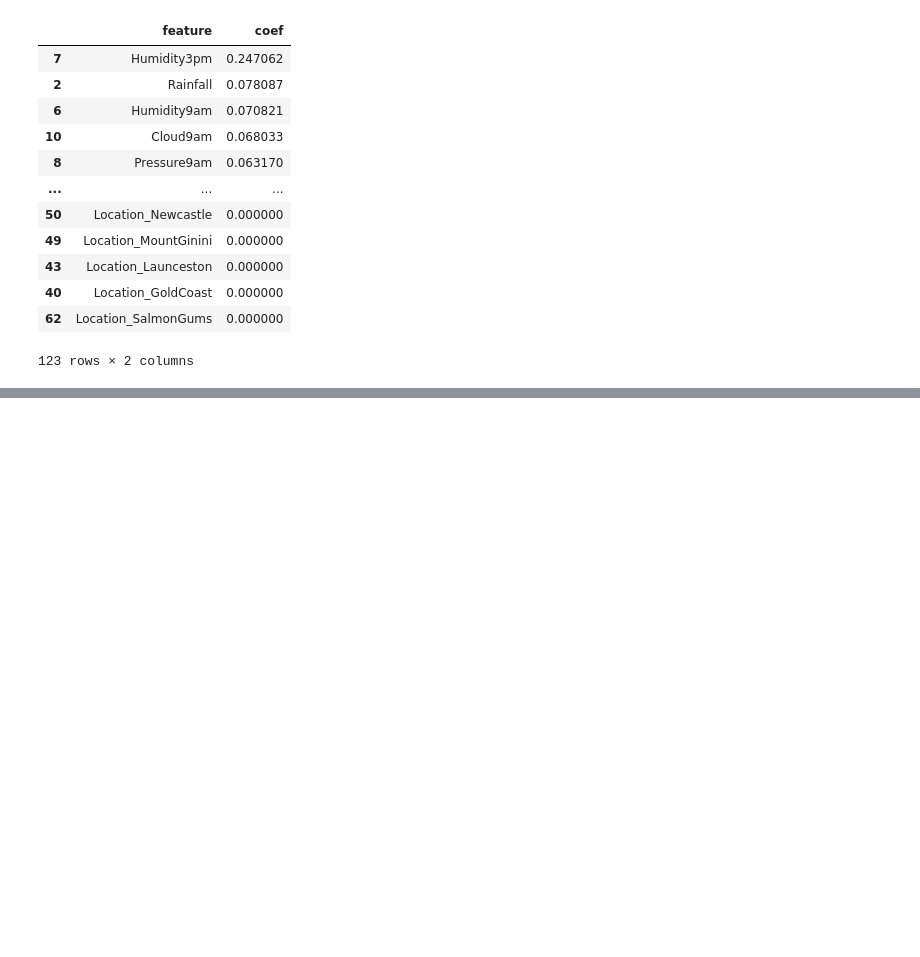
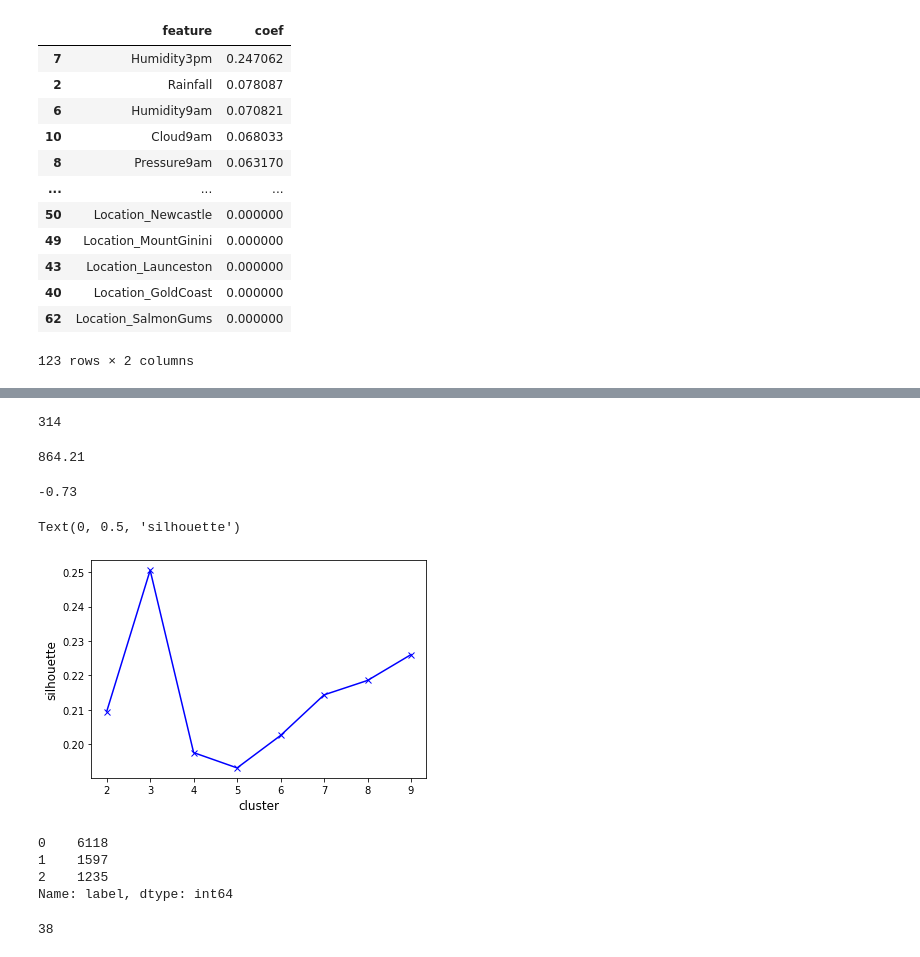
Before and after one commit to Nadarsa/sf_data_science, a Jupyter notebook: Math & ML/practice.ipynb, the cells around one changed output, grey strips where cells are left out. Saved outputs shown, nothing was run; the diff lists cells and outputs as text; code cells hidden in the pictures; blank space fills up the shorter version.

```diff
--- a/Math & ML/practice.ipynb
+++ b/Math & ML/practice.ipynb
@@ -1581,0 +2007,3 @@ pd.DataFrame({'feature': columns, 'coef': feature_importance}).sort_values(by='c
+# %%
+data = pd.read_csv('data/CC GENERAL.csv')
+data.head()
@@ -1581,0 +2017,52 @@ pd.DataFrame({'feature': columns, 'coef': feature_importance}).sort_values(by='c
+# %%
+data.isnull().sum().sum()
+# %% [output]
+314
+# %%
+data.fillna(data.mean(), inplace=True)
+round(data['MINIMUM_PAYMENTS'].mean(),2)
+# %% [output]
+864.21
+# %%
+data.drop('CUST_ID', axis = 1, inplace = True)
+X = data.values
+scaler = preprocessing.StandardScaler()
+scaler.fit(X)
+X_norm = scaler.transform(X)
+round(X_norm[0][0],2)
+# %% [output]
+-0.73
+# %%
+def get_silhouette(n_cluster, X):
+    model = KMeans(n_clusters=n_cluster, random_state=42)
+    model.fit(X)
+    silhouette = metrics.silhouette_score(X, model.labels_, metric='euclidean')
+    return silhouette
+
+silhouette_list = []
+for n_cluster in range(2,10):
+    silhouette_list.append(get_silhouette(n_cluster, X_norm))
+
+plt.plot([i for i in range(2,10)], silhouette_list, 'xb-')
+plt.xlabel('cluster', fontsize=12)
+plt.ylabel('silhouette', fontsize=12)
+# %% [output]
+Text(0, 0.5, 'silhouette')
+[figure, added]
+# %%
+kmeans_model = KMeans(n_clusters=3, random_state=42)
+kmeans_model.fit(X_norm)
+data.loc[:, 'label'] = kmeans_model.labels_
+data['label'].value_counts()
+# %% [output]
+0    6118
+1    1597
+2    1235
+Name: label, dtype: int64
+# %%
+dbscan_model = DBSCAN()
+dbscan_model.fit(X_norm)
+clusters = dbscan_model.labels_
+len(set(clusters)) - (1 if -1 in clusters else 0)
+# %% [output]
+38
```
Also changed, not shown: parts of 66 cells of this notebook, 15 other files.
